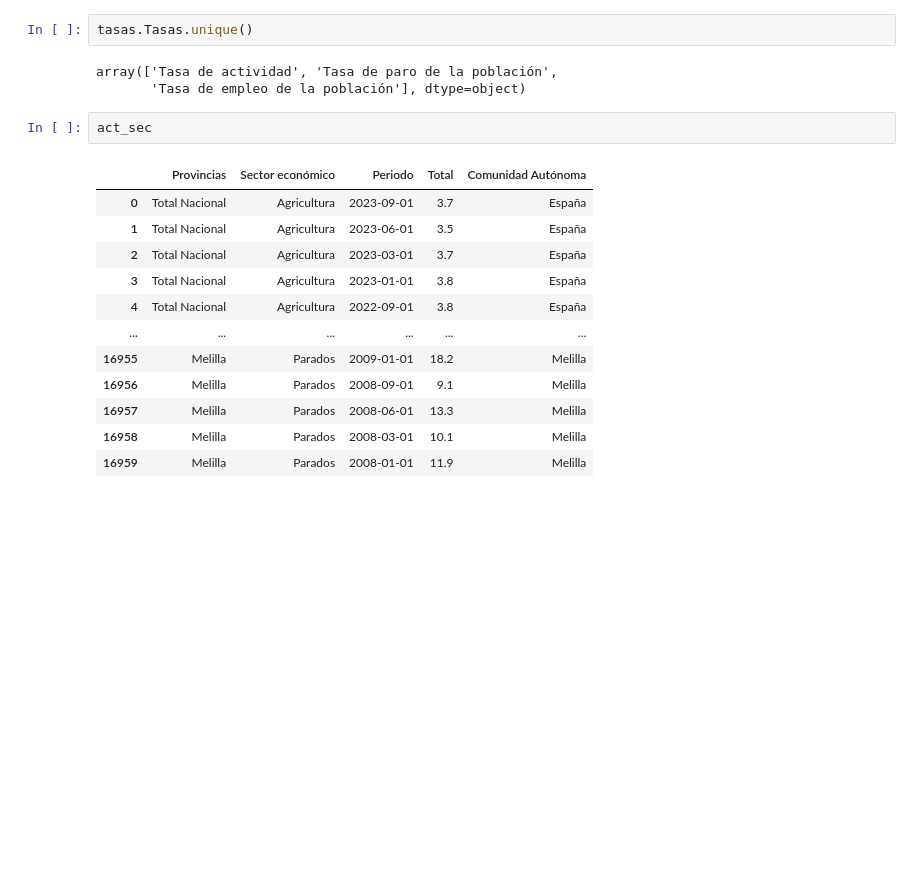
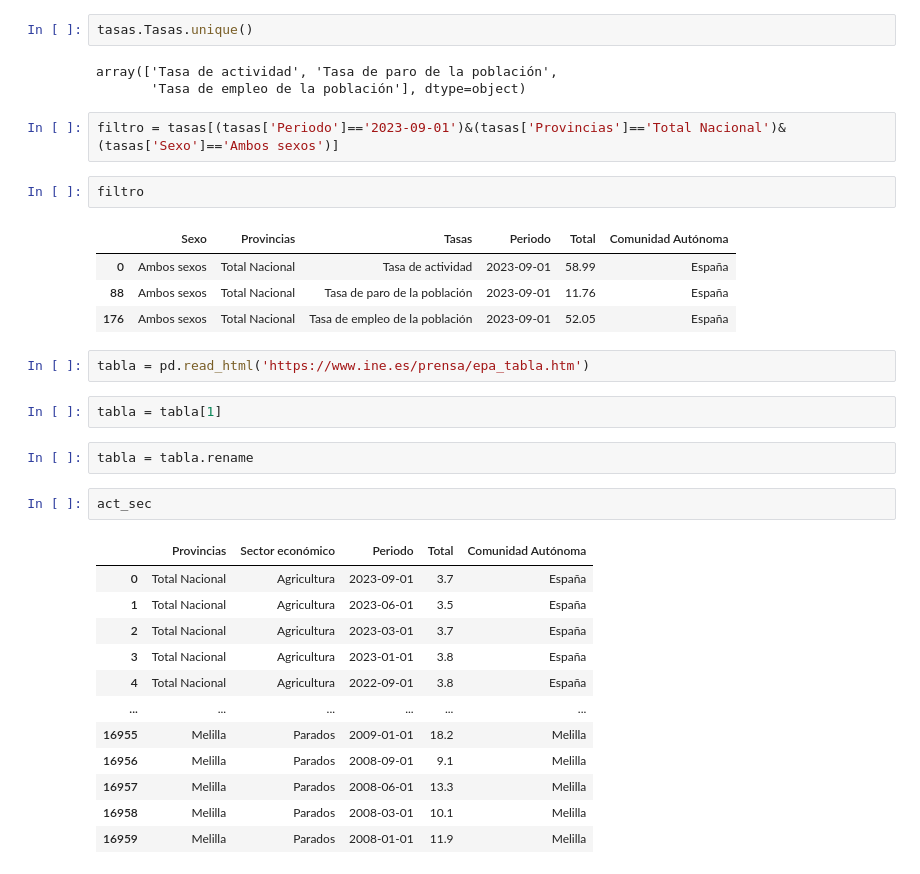
Before and after one commit to Gbau11/Empleo-Espa-a, a Jupyter notebook: code/paro_actividad.ipynb, the cells around one changed output. Drawn from its saved outputs; the diff is of its cells as text; blank space fills up the shorter version.

```diff
--- a/code/paro_actividad.ipynb
+++ b/code/paro_actividad.ipynb
@@ -1241,6 +1241,21 @@ tasas.Tasas.unique()
 # %% [output]
 array(['Tasa de actividad', 'Tasa de paro de la población',
        'Tasa de empleo de la población'], dtype=object)
+# %%
+filtro = tasas[(tasas['Periodo']=='2023-09-01')&(tasas['Provincias']=='Total Nacional')&(tasas['Sexo']=='Ambos sexos')]
+# %%
+filtro
+# %% [output]
+|  | Sexo | Provincias | Tasas | Periodo | Total | Comunidad Autónoma |
+| 0 | Ambos sexos | Total Nacional | Tasa de actividad | 2023-09-01 | 58.99 | España |
+| 88 | Ambos sexos | Total Nacional | Tasa de paro de la población | 2023-09-01 | 11.76 | España |
+| 176 | Ambos sexos | Total Nacional | Tasa de empleo de la población | 2023-09-01 | 52.05 | España |
+# %%
+tabla = pd.read_html('https://www.ine.es/prensa/epa_tabla.htm')
+# %%
+tabla = tabla[1]
+# %%
+tabla = tabla.rename
 # %%
 act_sec
 # %% [output]
```
